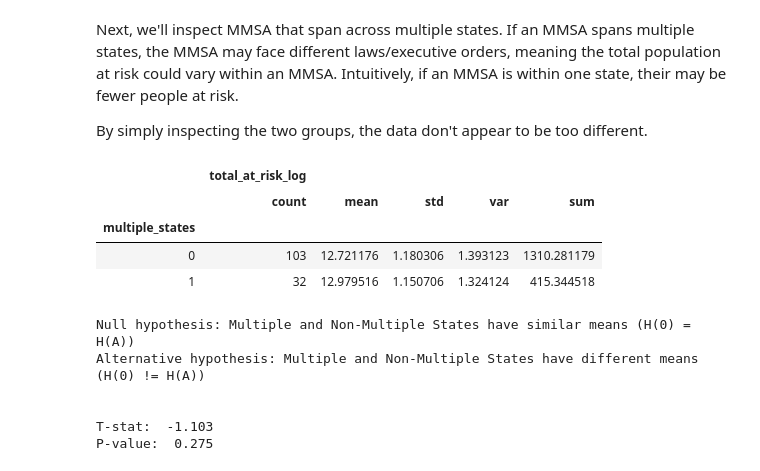
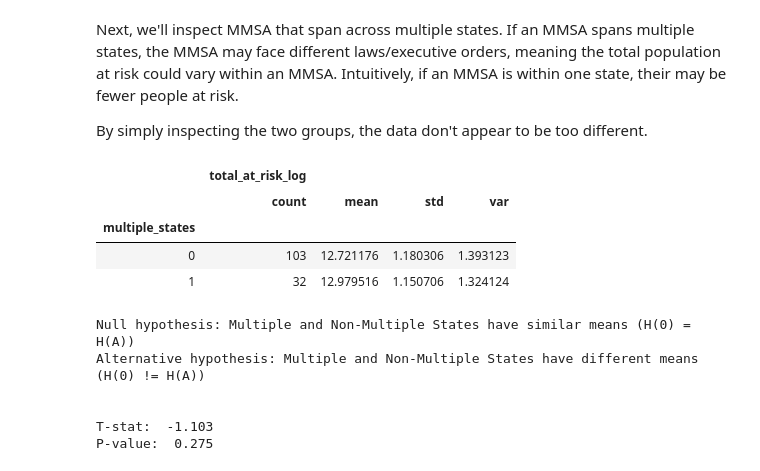
Before and after one commit to Michael-Jarmola/Analyzing-Risk-of-COVID-19, a Jupyter notebook: Analyzing Risk of COVID-19.ipynb, the cells around one changed output. Saved outputs shown, nothing was run; the diff lists cells and outputs as text; code cells hidden in the pictures.

```diff
--- a/Analyzing Risk of COVID-19.ipynb
+++ b/Analyzing Risk of COVID-19.ipynb
@@ -222,13 +222,13 @@ Next, we'll inspect MMSA that span across multiple states. If an MMSA spans mult
 
 By simply inspecting the two groups, the data don't appear to be too different.
 # %%
-mmsa_df.groupby("multiple_states").agg({'total_at_risk_log':['count','mean','std','var','sum']})
+mmsa_df.groupby("multiple_states").agg({'total_at_risk_log':['count','mean','std','var']})
 # %% [output]
-|  | total_at_risk_log |  |  |  |  |
-|  | count | mean | std | var | sum |
-| multiple_states |  |  |  |  |  |
-| 0 | 103 | 12.721176 | 1.180306 | 1.393123 | 1310.281179 |
-| 1 | 32 | 12.979516 | 1.150706 | 1.324124 | 415.344518 |
+|  | total_at_risk_log |  |  |  |
+|  | count | mean | std | var |
+| multiple_states |  |  |  |  |
+| 0 | 103 | 12.721176 | 1.180306 | 1.393123 |
+| 1 | 32 | 12.979516 | 1.150706 | 1.324124 |
 # %%
 mmsa_mult_st = mmsa_df.loc[mmsa_df["multiple_states"] == 1, "total_at_risk_log"]
 mmsa_one_st = mmsa_df.loc[mmsa_df["multiple_states"] == 0, "total_at_risk_log"]
```
Also changed, not shown: parts of 20 cells of this notebook.
